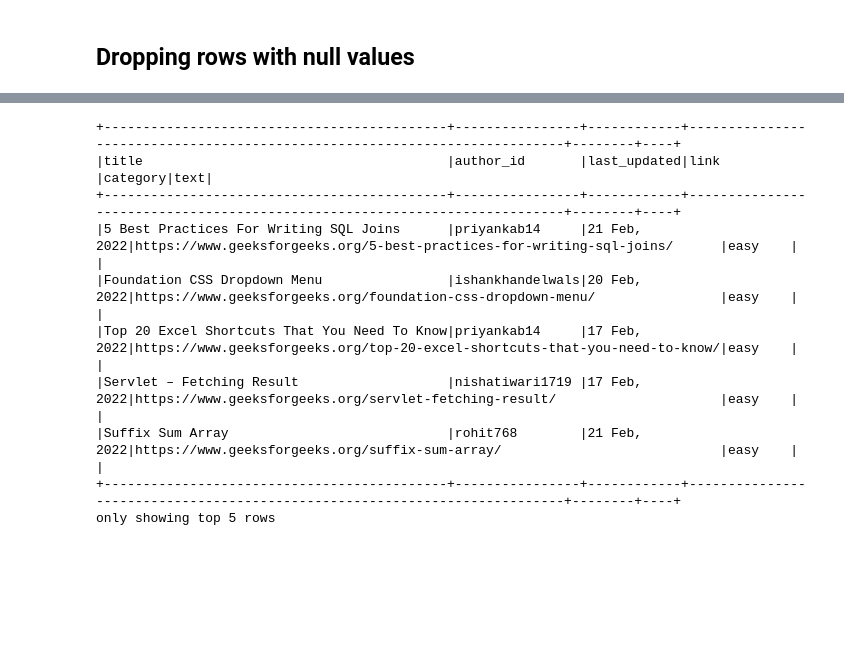
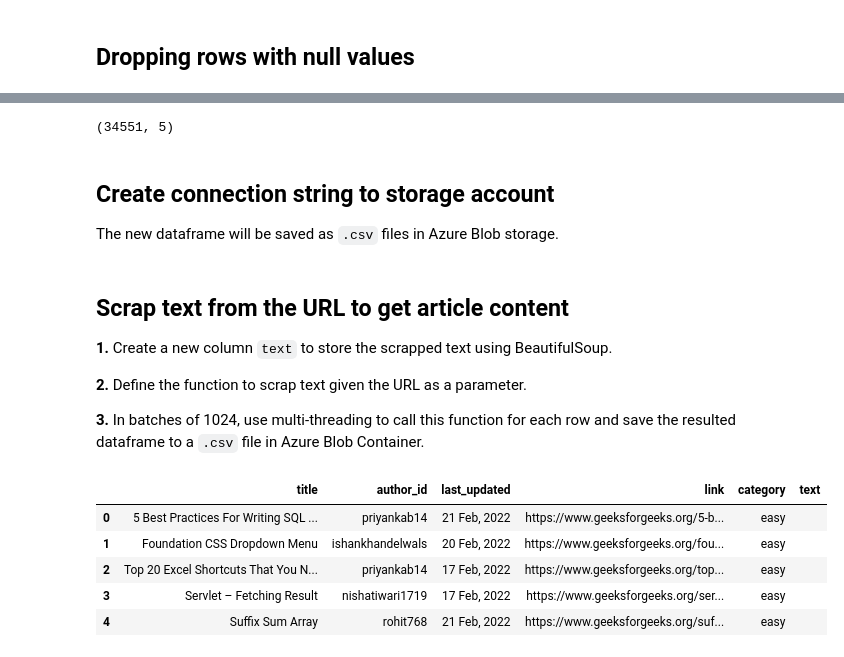
Before and after one commit to elakurthyshivani/GFG-Articles-Summarizer, a Jupyter notebook: dataset/BuildingDataset.ipynb, the cells around one changed output, grey strips where cells are left out. Saved outputs shown, nothing was run; the diff lists cells and outputs as text; code cells hidden in the pictures; blank space fills up the shorter version.

```diff
--- a/dataset/BuildingDataset.ipynb
+++ b/dataset/BuildingDataset.ipynb
@@ -53,7 +48,5 @@ spark=SparkSession.builder.config('spark.app.name', 'geeks_for_geeks_articles').
 # %%
 # Reading the dataset.
-articles=spark.read.option('header', True)\
-          .option('inferSchema', True)\
-          .csv(r"geeksforgeeks-articles/articles.csv")
-articles.show(5, truncate=False)
+articles=pd.read_csv(r"geeksforgeeks-articles/articles.csv")
+articles.head()
 # %% [output]
@@ -76,4 +66,0 @@ articles=articles.dropna()
-# %%
-import pyspark.pandas as ps
-articles=ps.DataFrame(articles)
-articles.loc[1:5]
@@ -81,0 +67,4 @@ articles.loc[1:5]
+# %%
+# Reset index.
+articles=articles.reset_index().drop("index", axis=1)
+articles.head()
@@ -81,0 +78,8 @@ articles.loc[1:5]
+# %%
+articles.shape
+# %% [output]
+(34551, 5)
+# %% [markdown]
+## **Create connection string to storage account**
+
+The new dataframe will be saved as `.csv` files in Azure Blob storage.
@@ -82,2 +88,10 @@ articles.loc[1:5]
+# %% [markdown]
+## **Scrap text from the URL to get article content**
+
+**1.** Create a new column `text` to store the scrapped text using BeautifulSoup.
+
+**2.** Define the function to scrap text given the URL as a parameter.
+
+**3.** In batches of 1024, use multi-threading to call this function for each row and save the resulted dataframe to a `.csv` file in Azure Blob Container.
 # %%
 from bs4 import BeautifulSoup
@@ -87,18 +101,14 @@ from concurrent.futures import ThreadPoolExecutor, as_completed
 # %%
 # Add new column to save the scrapped text from the URLs.
 articles["text"]=""
-articles.loc[1:5]
+articles.head()
 # %% [output]
-+--------------------------------------------+----------------+------------+---------------------------------------------------------------------------+--------+----+
-|title                                       |author_id       |last_updated|link                                                                       |category|text|
-+--------------------------------------------+----------------+------------+---------------------------------------------------------------------------+--------+----+
-|5 Best Practices For Writing SQL Joins      |priyankab14     |21 Feb, 2022|https://www.geeksforgeeks.org/5-best-practices-for-writing-sql-joins/      |easy    |    |
-|Foundation CSS Dropdown Menu                |ishankhandelwals|20 Feb, 2022|https://www.geeksforgeeks.org/foundation-css-dropdown-menu/                |easy    |    |
-|Top 20 Excel Shortcuts That You Need To Know|priyankab14     |17 Feb, 2022|https://www.geeksforgeeks.org/top-20-excel-shortcuts-that-you-need-to-know/|easy    |    |
-|Servlet – Fetching Result                   |nishatiwari1719 |17 Feb, 2022|https://www.geeksforgeeks.org/servlet-fetching-result/                     |easy    |    |
-|Suffix Sum Array                            |rohit768        |21 Feb, 2022|https://www.geeksforgeeks.org/suffix-sum-array/                            |easy    |    |
-+--------------------------------------------+----------------+------------+---------------------------------------------------------------------------+--------+----+
-only showing top 5 rows
+|  | title | author_id | last_updated | link | category | text |
+| 0 | 5 Best Practices For Writing SQL ... | priyankab14 | 21 Feb, 2022 | https://www.geeksforgeeks.org/5-b... | easy |  |
+| 1 | Foundation CSS Dropdown Menu | ishankhandelwals | 20 Feb, 2022 | https://www.geeksforgeeks.org/fou... | easy |  |
+| 2 | Top 20 Excel Shortcuts That You N... | priyankab14 | 17 Feb, 2022 | https://www.geeksforgeeks.org/top... | easy |  |
+| 3 | Servlet – Fetching Result | nishatiwari1719 | 17 Feb, 2022 | https://www.geeksforgeeks.org/ser... | easy |  |
+| 4 | Suffix Sum Array | rohit768 | 21 Feb, 2022 | https://www.geeksforgeeks.org/suf... | easy |  |
 # %%
 # Dictionary to save the errors occurred while scrapping text.
 scrapTextErrors={}
```
Also changed, not shown: parts of 27 cells of this notebook, 1 other file.
